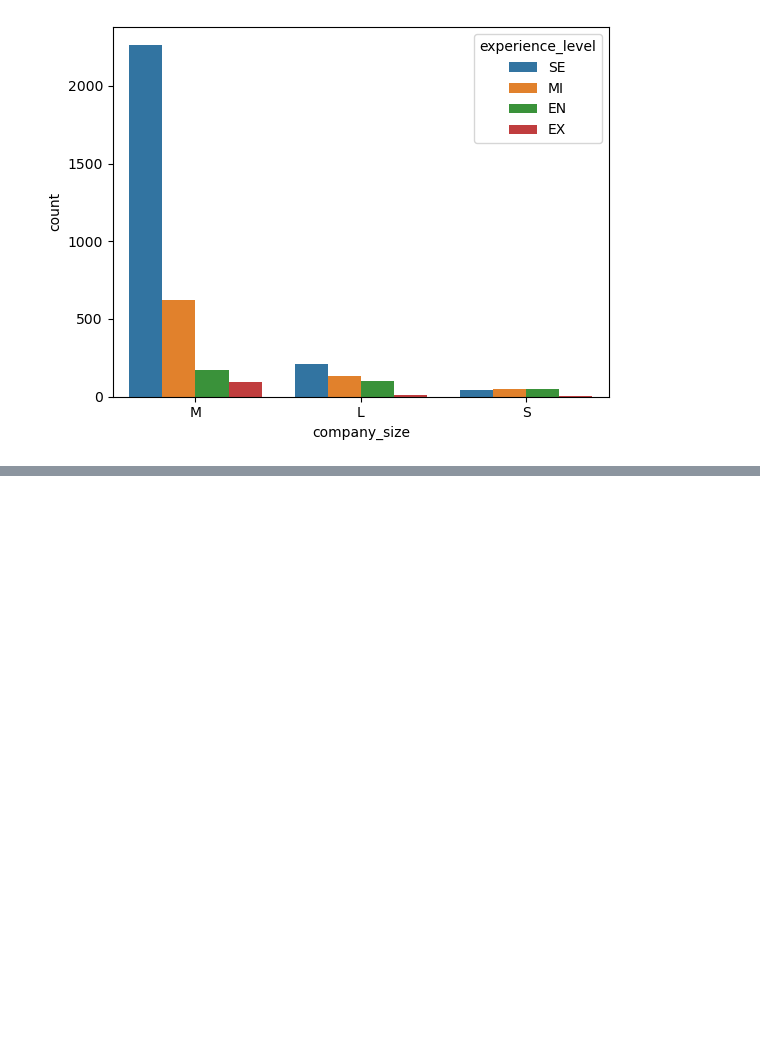
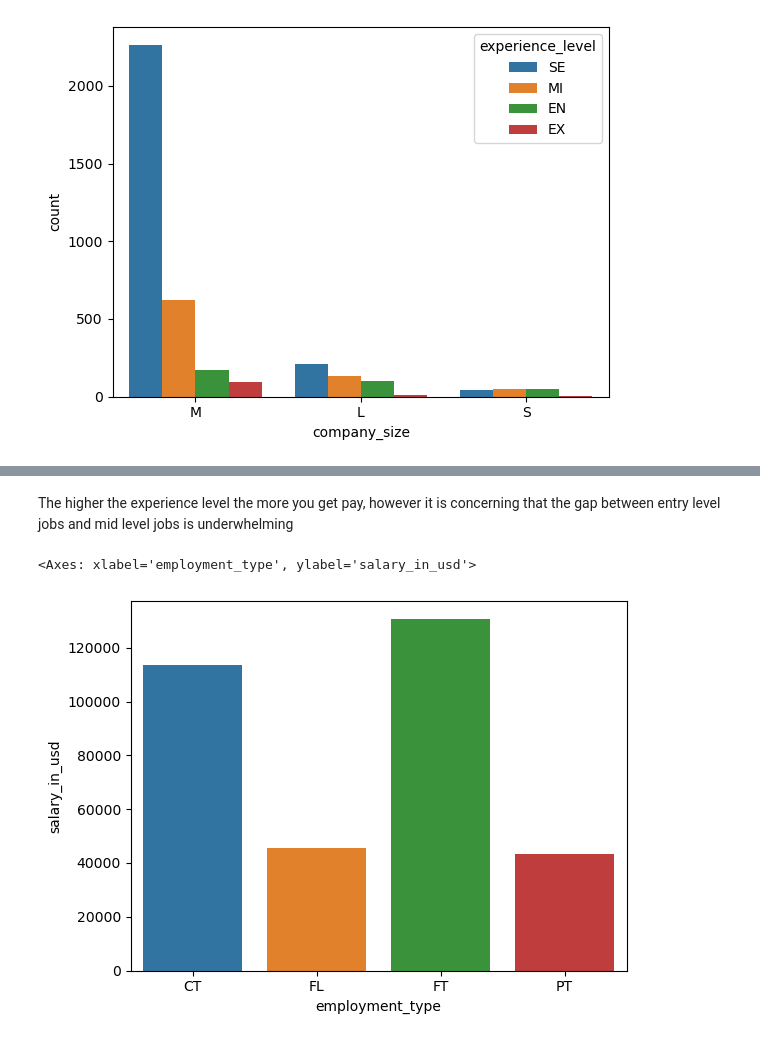
Before and after one commit to ndminh2003/Project, a Jupyter notebook: data-science-salary.ipynb, the cells around one changed output, grey strips where cells are left out. Cells and saved outputs as stored; diff of their text form; code cells hidden in the pictures; blank space fills up the shorter version.

```diff
--- a/data-science-salary.ipynb
+++ b/data-science-salary.ipynb
@@ -154,0 +174,9 @@ sns.countplot(data=df, x="company_size",order = df['company_size'].value_counts(
+# %% [markdown]
+The higher the experience level the more you get pay, however it is concerning that the gap between entry level jobs and mid level jobs is underwhelming
+# %%
+salary_type = df.groupby(['salary_in_usd', 'employment_type']).size().reset_index()
+means_t = salary_type.groupby('employment_type').mean().reset_index()
+sns.barplot(data=means_t, x="employment_type", y="salary_in_usd")
+# %% [output]
+<Axes: xlabel='employment_type', ylabel='salary_in_usd'>
+[figure, added]
```
Also changed, not shown: parts of 10 cells of this notebook.
